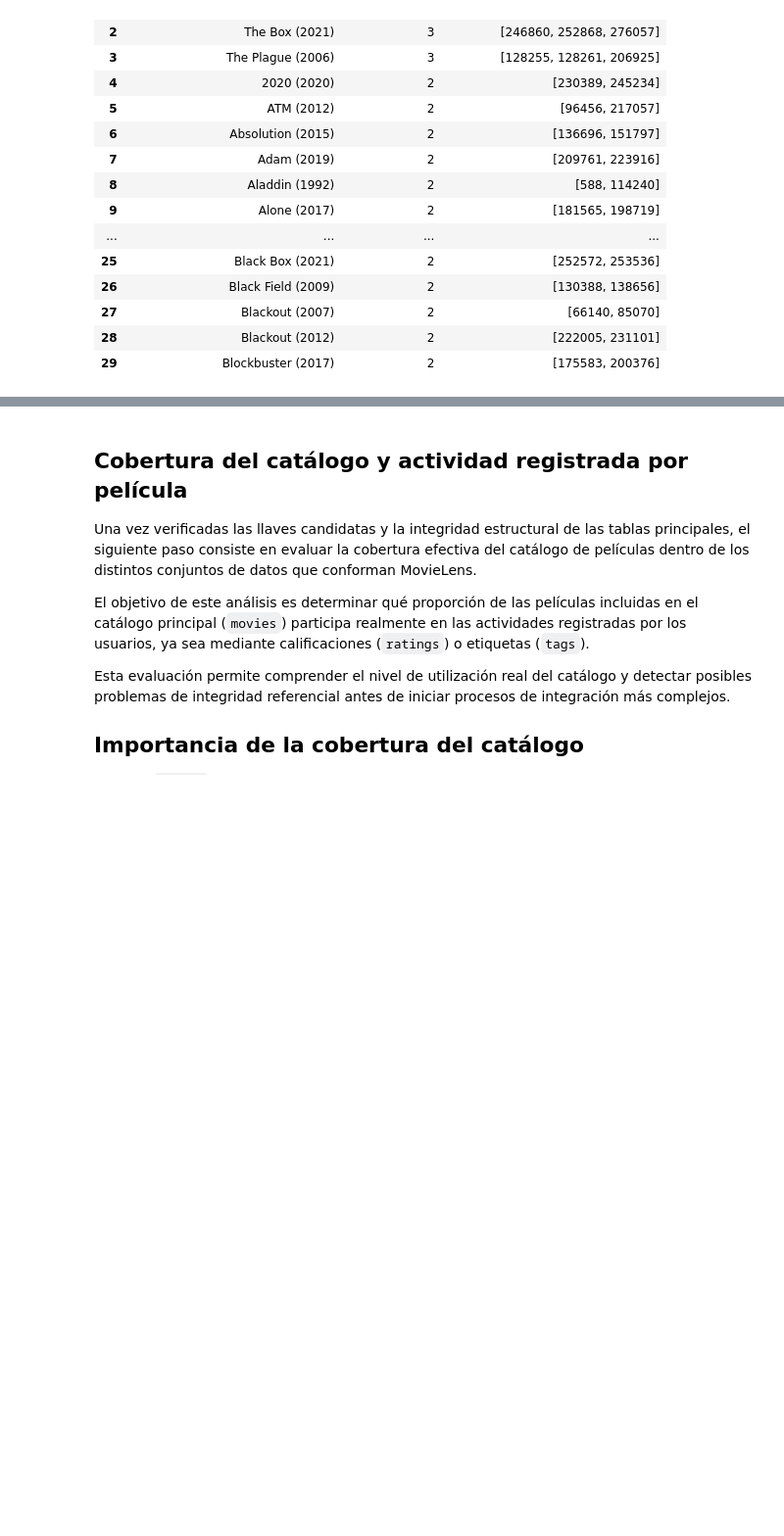
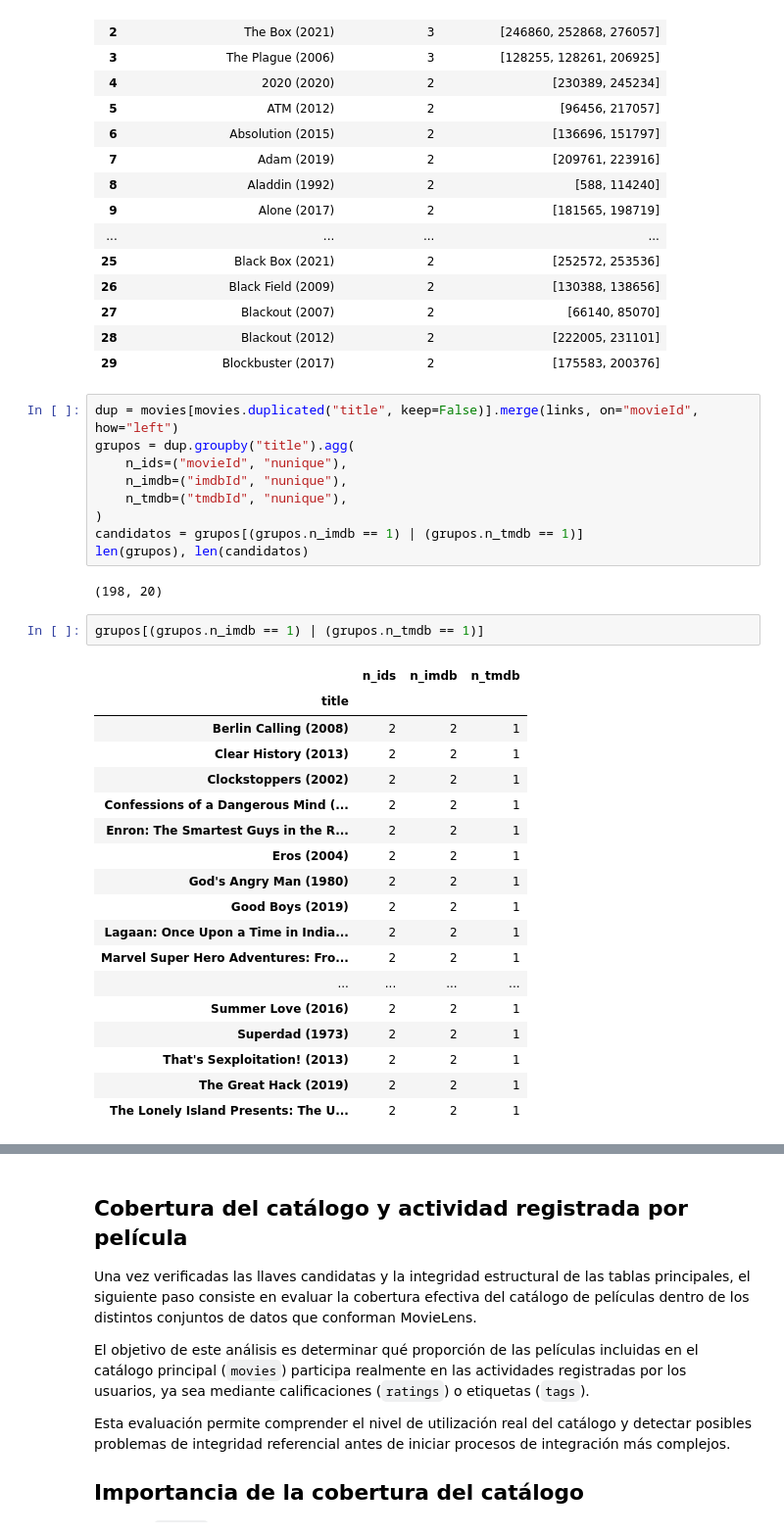
Before and after one commit to chaffrey8/DMEMCD_2026, a Jupyter notebook: notebooks/01_limpieza_integracion_movielens.ipynb, the cells around one changed output, grey strips where cells are left out. Shown at 98% size. Saved outputs shown, nothing was run; the diff lists cells and outputs as text; blank space fills up the shorter version.

```diff
--- a/notebooks/01_limpieza_integracion_movielens.ipynb
+++ b/notebooks/01_limpieza_integracion_movielens.ipynb
@@ -889,3 +889,35 @@ Grupos repetidos tras normalización: 200
 | 27 | Blackout (2007) | 2 | [66140, 85070] |
 | 28 | Blackout (2012) | 2 | [222005, 231101] |
 | 29 | Blockbuster (2017) | 2 | [175583, 200376] |
+# %%
+dup = movies[movies.duplicated("title", keep=False)].merge(links, on="movieId", how="left")
+grupos = dup.groupby("title").agg(
+    n_ids=("movieId", "nunique"),
+    n_imdb=("imdbId", "nunique"),
+    n_tmdb=("tmdbId", "nunique"),
+)
+candidatos = grupos[(grupos.n_imdb == 1) | (grupos.n_tmdb == 1)]
+len(grupos), len(candidatos)
+# %% [output]
+(198, 20)
+# %%
+grupos[(grupos.n_imdb == 1) | (grupos.n_tmdb == 1)]
+# %% [output]
+|  | n_ids | n_imdb | n_tmdb |
+| title |  |  |  |
+| Berlin Calling (2008) | 2 | 2 | 1 |
+| Clear History (2013) | 2 | 2 | 1 |
+| Clockstoppers (2002) | 2 | 2 | 1 |
+| Confessions of a Dangerous Mind (... | 2 | 2 | 1 |
+| Enron: The Smartest Guys in the R... | 2 | 2 | 1 |
+| Eros (2004) | 2 | 2 | 1 |
+| God's Angry Man (1980) | 2 | 2 | 1 |
+| Good Boys (2019) | 2 | 2 | 1 |
+| Lagaan: Once Upon a Time in India... | 2 | 2 | 1 |
+| Marvel Super Hero Adventures: Fro... | 2 | 2 | 1 |
+| ... | ... | ... | ... |
+| Summer Love (2016) | 2 | 2 | 1 |
+| Superdad (1973) | 2 | 2 | 1 |
+| That's Sexploitation! (2013) | 2 | 2 | 1 |
+| The Great Hack (2019) | 2 | 2 | 1 |
+| The Lonely Island Presents: The U... | 2 | 2 | 1 |
```
Also changed, not shown: parts of 20 cells of this notebook, 1 other file.
